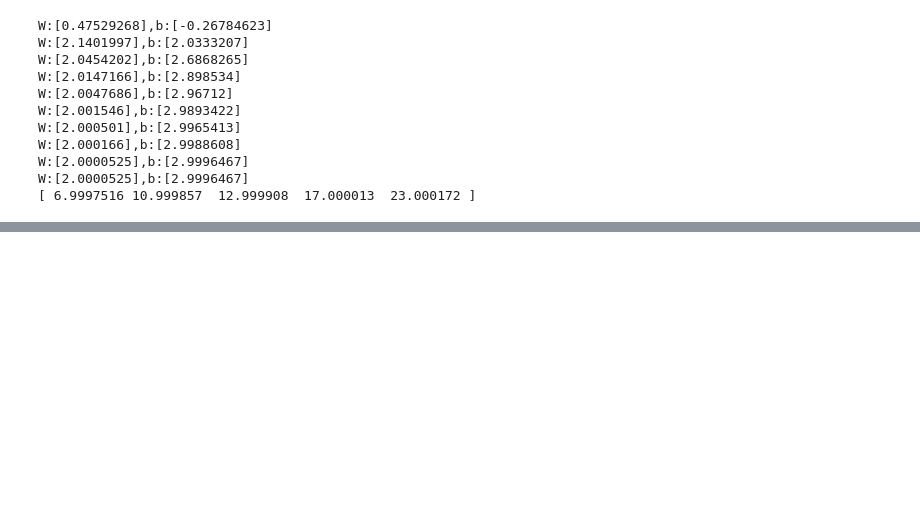
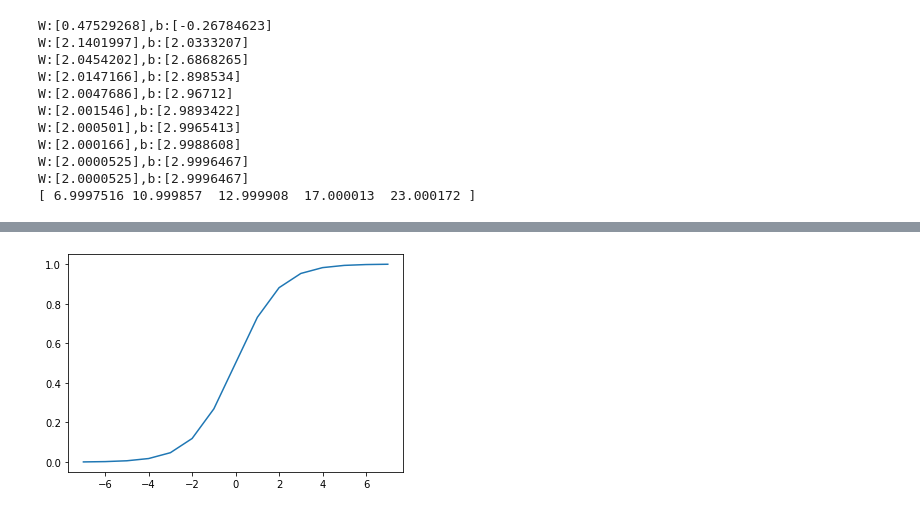
Before and after one commit to sehun4239/Data-analysis-Machine-Learning-Basic, a Jupyter notebook: 03.Machine_Learning.ipynb, the cells around one changed output, grey strips where cells are left out. Cells and saved outputs as stored; diff of their text form; code cells hidden in the pictures; blank space fills up the shorter version.

```diff
--- a/03.Machine_Learning.ipynb
+++ b/03.Machine_Learning.ipynb
@@ -1112,0 +1317,11 @@ W:[2.0000525],b:[2.9996467]
+# %%
+import numpy as np
+import matplotlib.pyplot as plt
+
+x_data = np.arange(-7,8)
+y_data = 1 / ( 1 + np.exp(-1 * x_data))      # sigmoid 함수
+
+plt.plot(x_data,y_data)
+plt.show()
+# %% [output]
+[figure, added]
```
Also changed, not shown: parts of 6 cells of this notebook.
